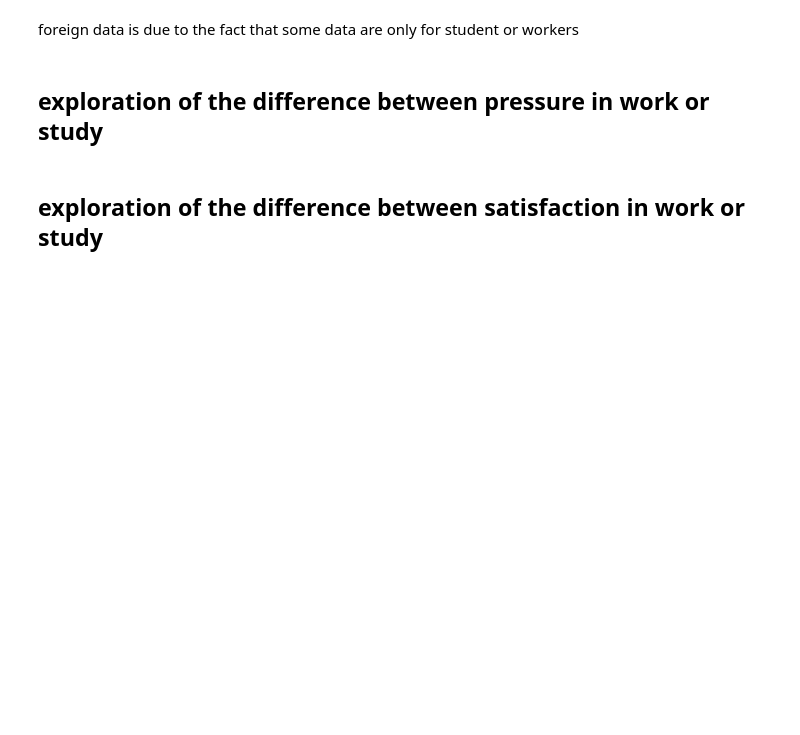
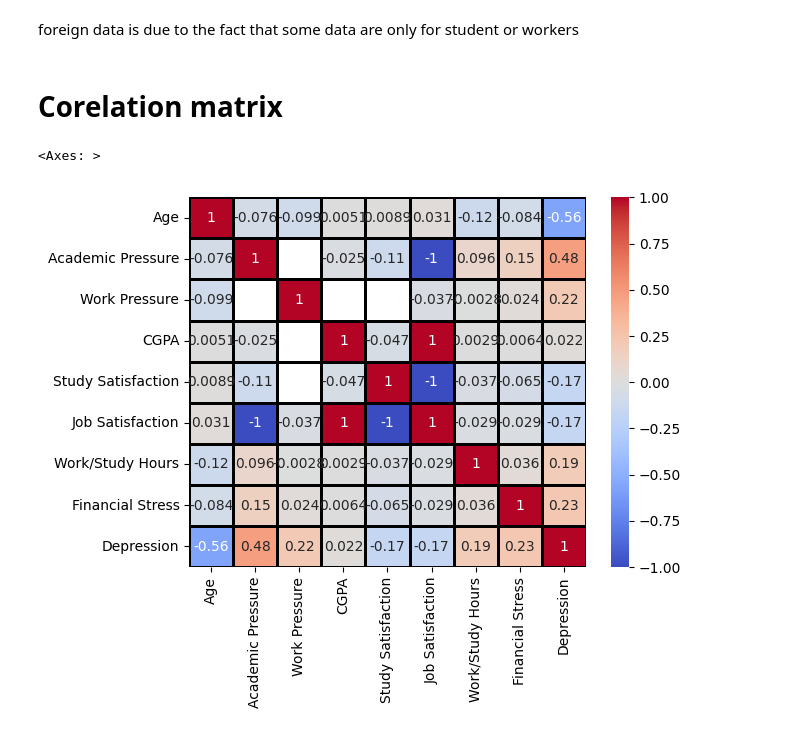
Before and after one commit to kanhubb/kaggle, a Jupyter notebook: Mental-Health-Competition.ipynb, the cells around one changed output. Cells and saved outputs as stored; diff of their text form; code cells hidden in the pictures; blank space fills up the shorter version.

```diff
--- a/Mental-Health-Competition.ipynb
+++ b/Mental-Health-Competition.ipynb
@@ -118,6 +120,11 @@ sns.barplot(x=df_percentage.index, y=df_percentage.values)
 # %% [markdown]
 foreign data is due to the fact that some data are only for student or workers
-# %% [markdown]
-## exploration of the difference between pressure in work or study
-# %% [markdown]
-## exploration of the difference between satisfaction in work or study
+# %% [markdown]
+# Corelation matrix
+# %%
+df_num = df.select_dtypes(include=[np.number]).drop(columns=["id"])
+correlation = df_num.corr()
+sns.heatmap(correlation, annot=True , cmap='coolwarm' , linewidths=1 , linecolor='black')
+# %% [output]
+<Axes: >
+[figure, added]
```
Also changed, not shown: parts of 6 cells of this notebook.
